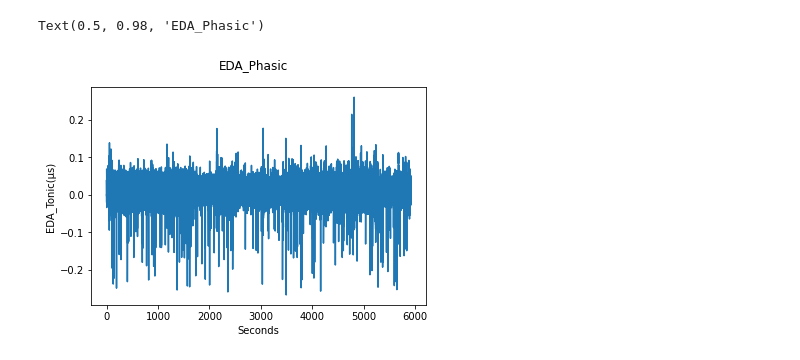
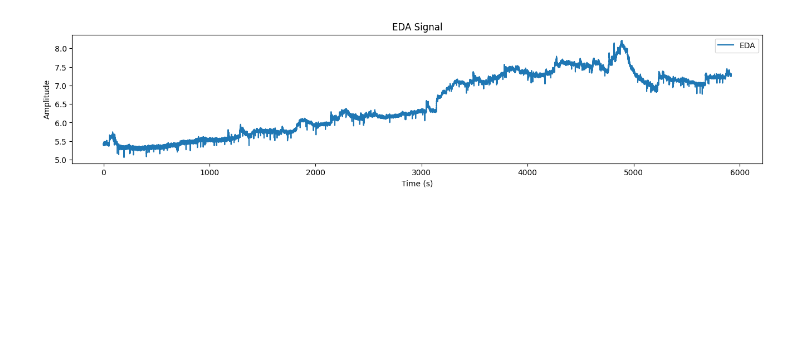
Before and after one commit to obss/BIOBSS, a Jupyter notebook: examples/gsr_pipeline.ipynb, the cells around one changed output. Drawn from its saved outputs; the diff is of its cells as text; code cells hidden in the pictures; blank space fills up the shorter version.

Commit message:
grs example updated/minor fixes in pipeline module

```diff
--- a/examples/gsr_pipeline.ipynb
+++ b/examples/gsr_pipeline.ipynb
@@ -138,8 +0,0 @@ Text(0.5, 0.98, 'EDA_Tonic')
-# %%
-plt.plot(eda_decomposed['EDA_Phasic'].timestamp,eda_decomposed['EDA_Phasic'].channel)
-plt.ylabel("EDA_Tonic(\u03BCs)")
-plt.xlabel("Seconds")
-plt.suptitle("EDA_Phasic")
-# %% [output]
-Text(0.5, 0.98, 'EDA_Phasic')
-[figure, removed]
@@ -145,0 +12,16 @@ Text(0.5, 0.98, 'EDA_Phasic')
+# %%
+# Load sample EDA(GSR) data
+sample_data = pd.read_pickle("../sample_data/EDA_Chest.pkl")
+# Flatten the data
+sample_data = sample_data.flatten()
+# Sample Data Properties
+sampling_rate = 700
+# Create a timestamp for plotting, this is not necessary for the pipeline
+timestamp = np.arange(0, len(sample_data)/sampling_rate, 1/sampling_rate)
+# %%
+# Plot the data
+ax=plt.subplot(1,1,1)
+ax.figure.set_size_inches(16, 3)
+biobss.plottools.create_signal_plot(sample_data, ax, timestamp, 's', 'EDA Signal', 'EDA', None)
+# %% [output]
+[figure, added]
```
Also changed, not shown: parts of 38 cells of this notebook, 4 other files.
